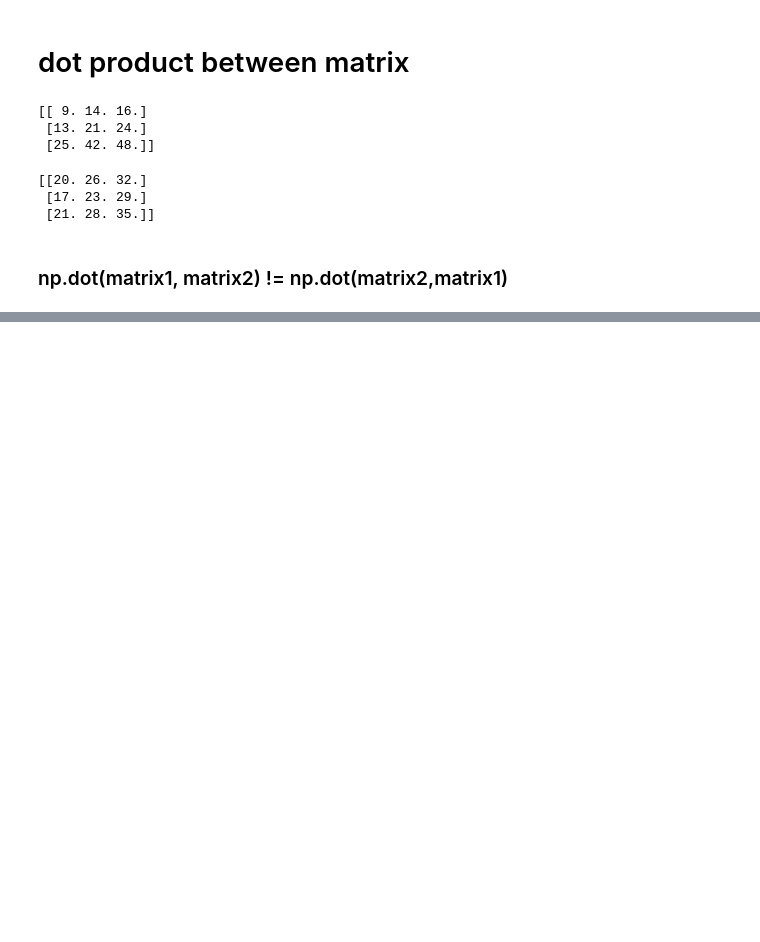
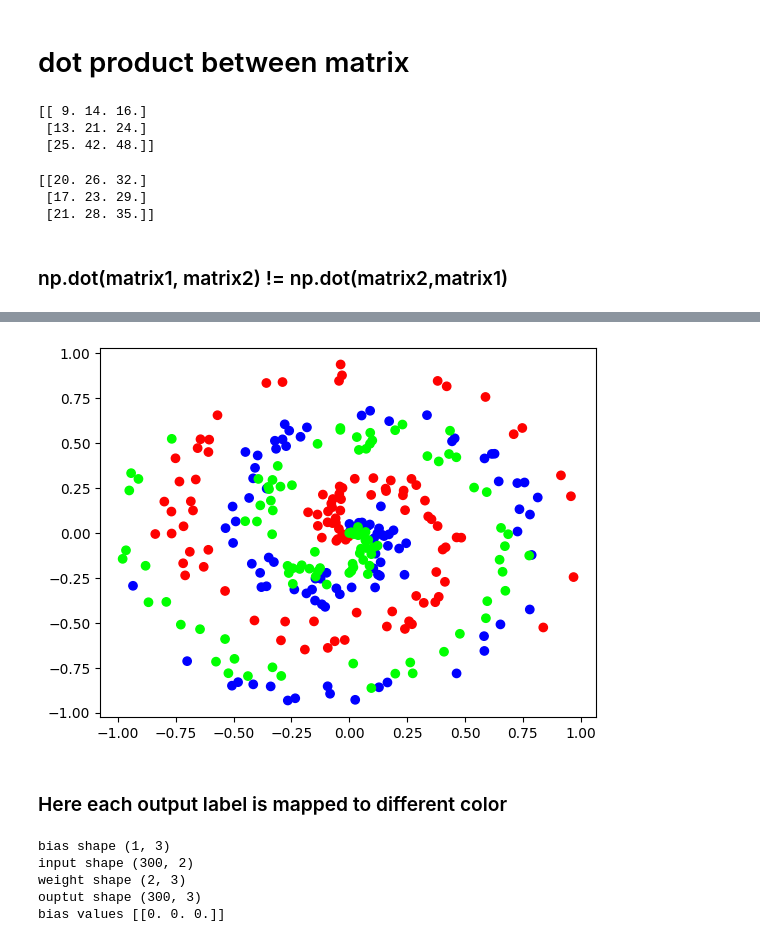
Before and after one commit to Jay-hv7/DL-Practice, a Jupyter notebook: dot_product.ipynb, the cells around one changed output, grey strips where cells are left out. Cells and saved outputs as stored; diff of their text form; code cells hidden in the pictures; blank space fills up the shorter version.

```diff
--- a/dot_product.ipynb
+++ b/dot_product.ipynb
@@ -81,0 +157,38 @@ print(dot_prod_rev)
+# %%
+
+plt.scatter(X[:,0], X[:,1],c=y,cmap='brg')
+plt.show()
+# %% [output]
+[figure, added]
+# %% [markdown]
+### Here each output label is mapped to different color
+# %%
+import numpy as np
+from nnfs.datasets import spiral_data
+nnfs.init()
+
+class DenseLayer:
+  def __init__(self, inputs, n_neurons):
+    self.weight = 0.01 * np.random.randn(inputs, n_neurons)
+    self.bias = np.zeros((1, n_neurons))
+  def printshape(self,inputs):
+    print("bias shape",self.bias.shape)
+    print("input shape",inputs.shape)
+    print("weight shape",self.weight.shape)
+    print("ouptut shape",self.output.shape)
+    print("bias values",self.bias)
+
+  def forward(self, inputs):
+    self.output = np.dot(inputs, self.weight) + self.bias
+
+
+Dense1 = DenseLayer(2, 3)
+X,y = spiral_data(samples=100,classes=3)
+Dense1.forward(X)
+Dense1.printshape(X)
+# %% [output]
+bias shape (1, 3)
+input shape (300, 2)
+weight shape (2, 3)
+ouptut shape (300, 3)
+bias values [[0. 0. 0.]]
```
Also changed, not shown: parts of 11 cells of this notebook.
